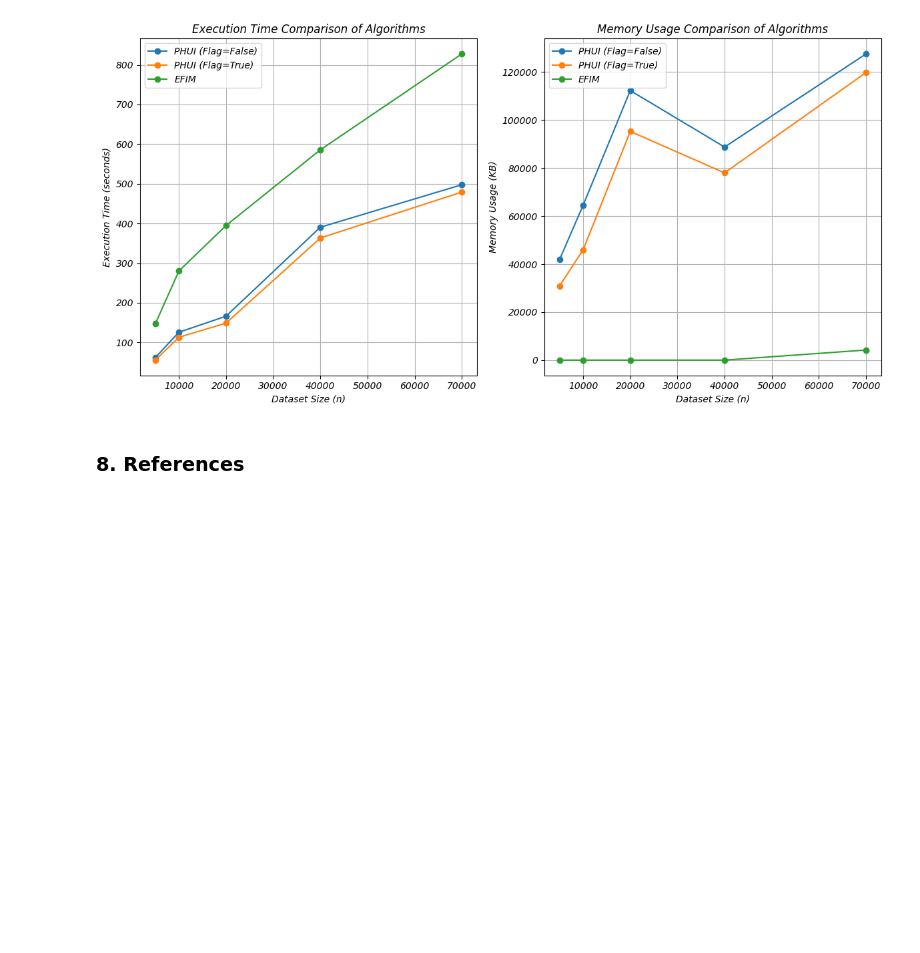
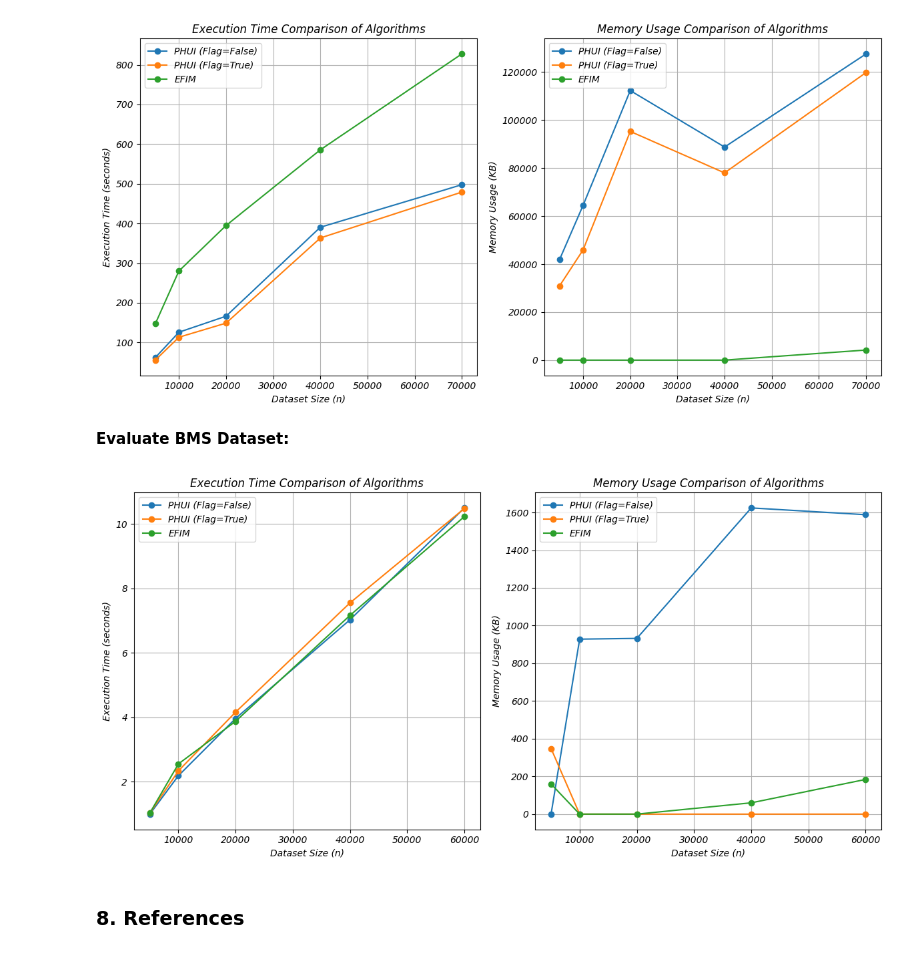
Before and after one commit to khnguyen0211/utilities-mining, a Jupyter notebook: 52000695_Presentation.ipynb, the cells around one changed output. Cells and saved outputs as stored; diff of their text form; code cells hidden in the pictures; blank space fills up the shorter version.

```diff
--- a/52000695_Presentation.ipynb
+++ b/52000695_Presentation.ipynb
@@ -463,7 +463,7 @@ class PriorityQueue:
     Attributes:
         max_size (int): The maximum size of the priority queue.
         heap (list[tuple[int, set[Item], Periodic]]):
-            A min-heap storing tuples of utility, itemset, and periodic properties.
+            A min-heap storing tuples of utility, itemsets, and periodic properties.
         item_sets (set[frozenset]): A set of frozenset representations of the itemsets for quick lookup.
 
     Methods:
@@ -4243,6 +4362,20 @@ test_cases: list[TestCase] = [
 evaluate_connect_dataset(test_cases)
 # %% [output]
 [figure]
+# %% [markdown]
+**Evaluate BMS Dataset:**
+# %%
+test_cases: list[TestCase] = [
+    TestCase(5000, 50, 0.001, 1, 2000, 1, 2000),
+    TestCase(10000, 50, 0.001, 1, 2000, 1, 2000),
+    TestCase(20000, 50, 0.001, 1, 2000, 1, 2000),
+    TestCase(40000, 50, 0.001, 1, 2000, 1, 2000),
+    TestCase(60000, 50, 0.001, 1, 2000, 1, 2000),
+]
+# %%
+evaluate_bms_dataset(test_cases)
+# %% [output]
+[figure, added]
 # %% [markdown]
 ### **8. References**
 # %% [markdown]
```
Also changed, not shown: parts of 8 cells of this notebook, 4 other files.
